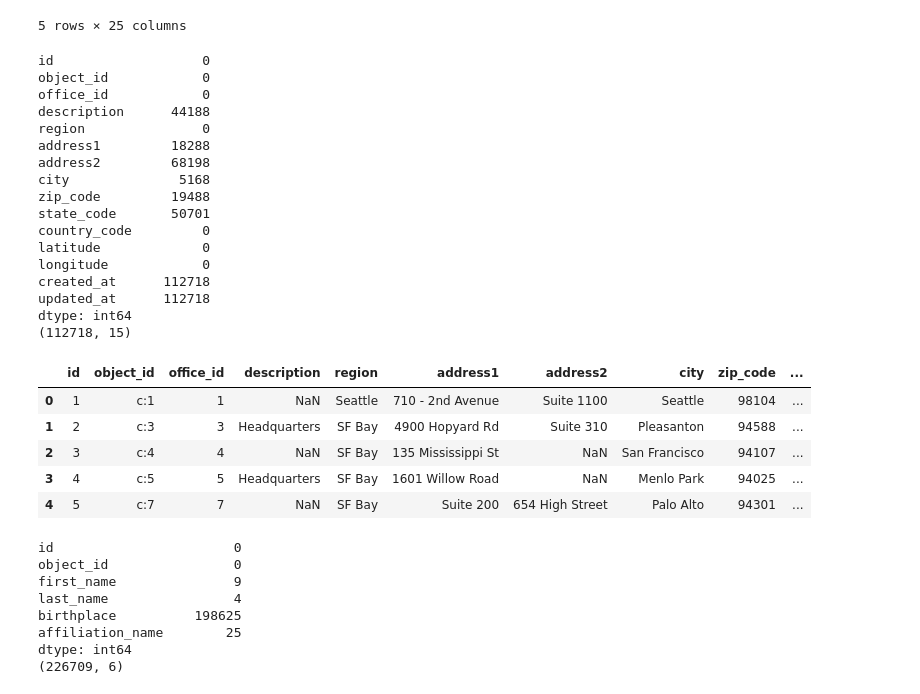
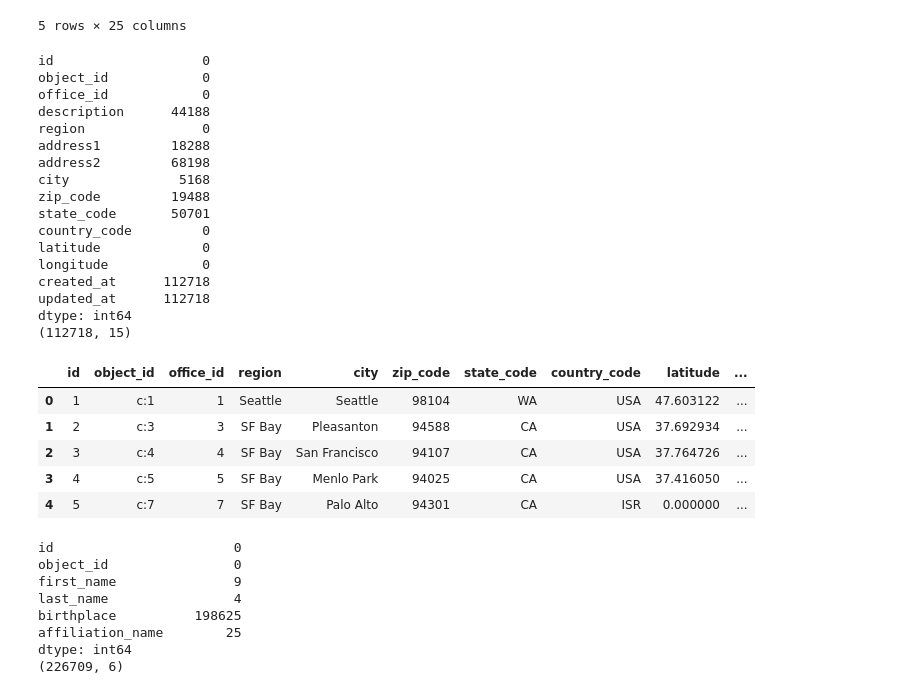
Before and after one commit to bradleytkay/cleaning-data-checkpoint, a Jupyter notebook: checkpoint-three.ipynb, the cells around one changed output. Cells and saved outputs as stored; diff of their text form; code cells hidden in the pictures.

```diff
--- a/checkpoint-three.ipynb
+++ b/checkpoint-three.ipynb
@@ -334,46 +334,46 @@ print(offices_df.shape)
 # this column seems unnecessary
 
 # specific addresses seem unnecessary
 
-# offices_df.drop(columns=[
-#     'description',
-#     'address1',
-#     'address2',
-#     'created_at',
-#     'updated_at'
-# ], axis=1, inplace=True)
+offices_df.drop(columns=[
+    'description',
+    'address1',
+    'address2',
+    'created_at',
+    'updated_at'
+], axis=1, inplace=True)
 
 # offices_df.head()
 
 # Seems like 'region' and 'city' are much more complete sources of data than 'zip_code',
 # 'state_code', so I guess I'll drop those two, as well.
 
 # offices_df.drop(columns=['zip_code', 'state_code'], axis=1, inplace=True)
 offices_df.head()
 # %% [output]
 id                   0
 object_id            0
 office_id            0
 description      44188
 region               0
 address1         18288
 address2         68198
 city              5168
 zip_code         19488
 state_code       50701
 country_code         0
 latitude             0
 longitude            0
 created_at      112718
 updated_at      112718
 dtype: int64
 (112718, 15)
-|  | id | object_id | office_id | description | region | address1 | address2 | city | zip_code | ... |
-| 0 | 1 | c:1 | 1 | NaN | Seattle | 710 - 2nd Avenue | Suite 1100 | Seattle | 98104 | ... |
-| 1 | 2 | c:3 | 3 | Headquarters | SF Bay | 4900 Hopyard Rd | Suite 310 | Pleasanton | 94588 | ... |
-| 2 | 3 | c:4 | 4 | NaN | SF Bay | 135 Mississippi St | NaN | San Francisco | 94107 | ... |
-| 3 | 4 | c:5 | 5 | Headquarters | SF Bay | 1601 Willow Road | NaN | Menlo Park | 94025 | ... |
-| 4 | 5 | c:7 | 7 | NaN | SF Bay | Suite 200 | 654 High Street | Palo Alto | 94301 | ... |
+|  | id | object_id | office_id | region | city | zip_code | state_code | country_code | latitude | ... |
+| 0 | 1 | c:1 | 1 | Seattle | Seattle | 98104 | WA | USA | 47.603122 | ... |
+| 1 | 2 | c:3 | 3 | SF Bay | Pleasanton | 94588 | CA | USA | 37.692934 | ... |
+| 2 | 3 | c:4 | 4 | SF Bay | San Francisco | 94107 | CA | USA | 37.764726 | ... |
+| 3 | 4 | c:5 | 5 | SF Bay | Menlo Park | 94025 | CA | USA | 37.416050 | ... |
+| 4 | 5 | c:7 | 7 | SF Bay | Palo Alto | 94301 | CA | ISR | 0.000000 | ... |
 # %%
 # Finding missing data in table #10: people_df
 
```
Also changed, not shown: parts of 10 cells of this notebook.
